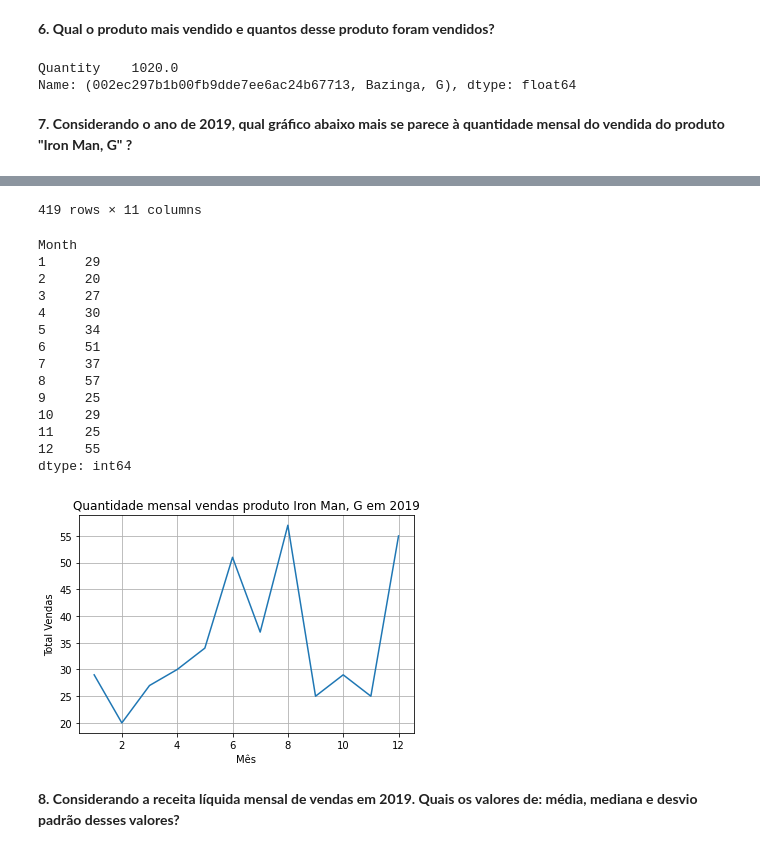
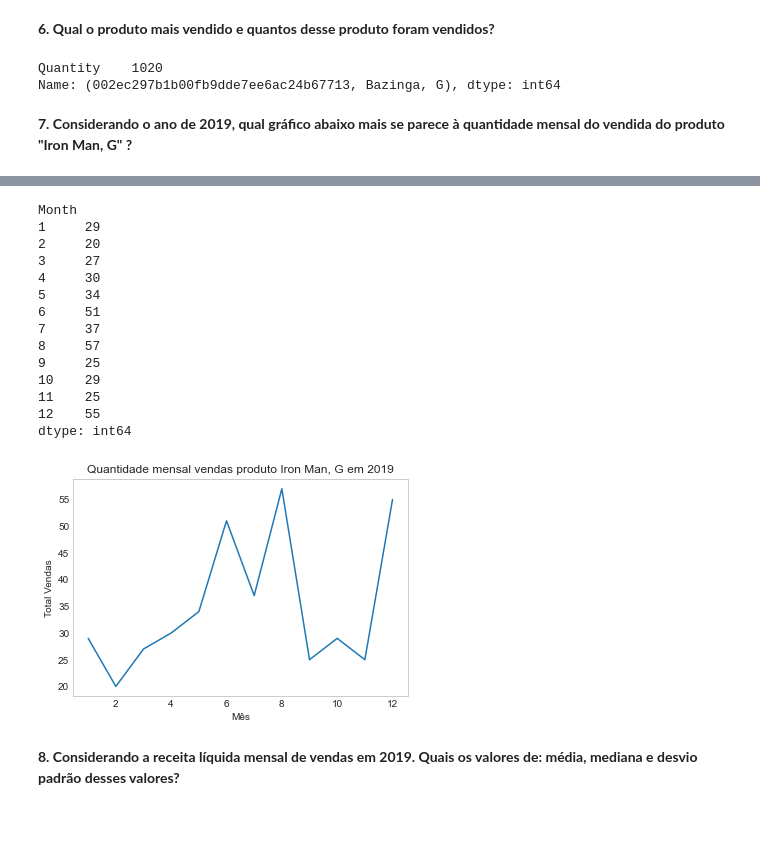
Before and after one commit to erivandosena/Notebook_DataScience, a Jupyter notebook: Notebook_BIX_Teste.ipynb, the cells around one changed output, grey strips where cells are left out. Drawn from its saved outputs; the diff is of its cells as text; code cells hidden in the pictures; blank space fills up the shorter version.

```diff
--- a/Notebook_BIX_Teste.ipynb
+++ b/Notebook_BIX_Teste.ipynb
@@ -68,17 +193,14 @@ dtype: int64
 # %% [markdown]
 **6. Qual o produto mais vendido e quantos desse produto foram vendidos?**
 # %%
-df_merge_prod = df_sheet_1.merge(df_sheet_2, left_on='ProductID', right_on='ID')
 df_return = df_merge_prod.groupby(["ProductID","Name","Size"])["Quantity"].sum().sort_values(ascending=False).to_frame()
 df_return.loc[df_return['Quantity'].idxmax()]
 # %% [output]
-Quantity    1020.0
-Name: (002ec297b1b00fb9dde7ee6ac24b67713, Bazinga, G), dtype: float64
+Quantity    1020
+Name: (002ec297b1b00fb9dde7ee6ac24b67713, Bazinga, G), dtype: int64
 # %% [markdown]
 **7. Considerando o ano de 2019, qual gráfico abaixo mais se parece à quantidade mensal do vendida do produto "Iron Man, G" ?**
 # %%
-df_merge_plot = df_merge_prod.drop(["ID_x", "ID_y"], axis=1)
-
 df_merge_plot["Year"] = pd.DatetimeIndex(df_merge_plot["Date"]).year
 df_merge_plot["Month"] = pd.DatetimeIndex(df_merge_plot["Date"]).month
 
@@ -86,11 +208,10 @@ df_merge_plot = df_merge_plot[df_merge_plot.Year.eq(2019)]
 df_merge_plot = df_merge_plot[df_merge_plot.Name.eq("Iron Man")]
 df_merge_plot = df_merge_plot[df_merge_plot.Size.eq("G")]
 
-display(df_merge_plot)
-
 sales_month_2019 = df_merge_plot.groupby('Month').size()
 print(sales_month_2019)
 
+plt.style.use('seaborn-whitegrid')
 plot_month = sales_month_2019.plot(title="Quantidade mensal vendas produto Iron Man, G em 2019")
 plot_month.set_xlabel('Mês')
 plot_month.set_ylabel('Total Vendas')
@@ -111,19 +220,18 @@ plot_month.grid()
-419 rows × 11 columns
+Month
+1     29
+2     20
+3     27
+4     30
+5     34
+6     51
+7     37
+8     57
+9     25
+10    29
+11    25
+12    55
+dtype: int64
-Month
-1     29
-2     20
-3     27
-4     30
-5     34
-6     51
-7     37
-8     57
-9     25
-10    29
-11    25
-12    55
-dtype: int64
-[figure, old version]
+[figure, new version]
 # %% [markdown]
 **8. Considerando a receita líquida mensal de vendas em 2019. Quais os valores de: média, mediana e desvio padrão desses valores?**
 # %%
```
Also changed, not shown: parts of 51 cells of this notebook.
